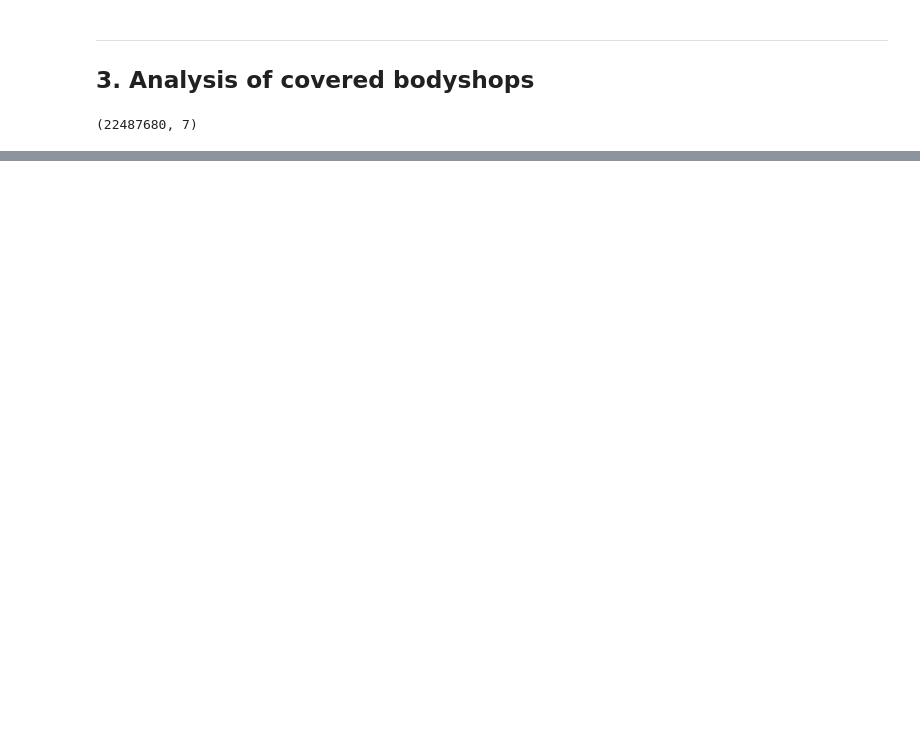
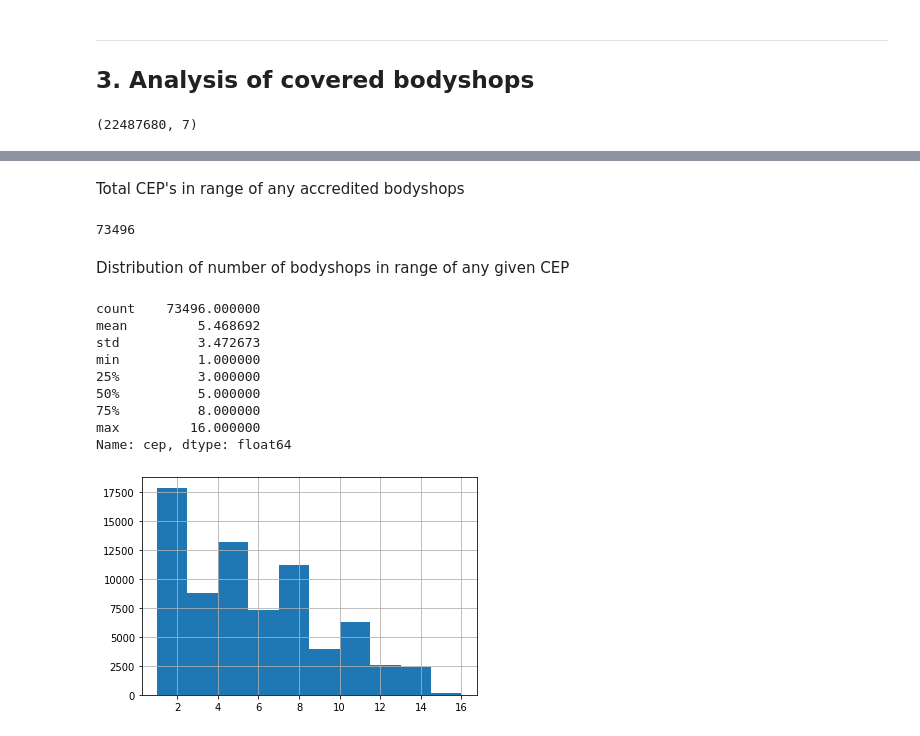
Before and after one commit to AlbertoSCF/location_data_analysis, a Jupyter notebook: 1-cep_codes_table.ipynb, the cells around one changed output, grey strips where cells are left out. Drawn from its saved outputs; the diff is of its cells as text; code cells hidden in the pictures; blank space fills up the shorter version.

```diff
--- a/1-cep_codes_table.ipynb
+++ b/1-cep_codes_table.ipynb
@@ -94,4 +95,4 @@ output.shape
 # %% [output]
 (22487680, 7)
 # %%
-output[output['distance_meters']<10000]
+ceps_in_range = output[output['distance_meters']<10000]
@@ -111,0 +99,22 @@ output[output['distance_meters']<10000]
+# %% [markdown]
+Total CEP's in range of any accredited bodyshops
+# %%
+ceps_in_range.cep.nunique()
+# %% [output]
+73496
+# %% [markdown]
+Distribution of number of bodyshops in range of any given CEP
+# %%
+ceps_in_range.cep.value_counts().hist()
+ceps_in_range.cep.value_counts().describe()
+# %% [output]
+count    73496.000000
+mean         5.468692
+std          3.472673
+min          1.000000
+25%          3.000000
+50%          5.000000
+75%          8.000000
+max         16.000000
+Name: cep, dtype: float64
+[figure, added]
```
Also changed, not shown: parts of 9 cells of this notebook, 1 other file.
